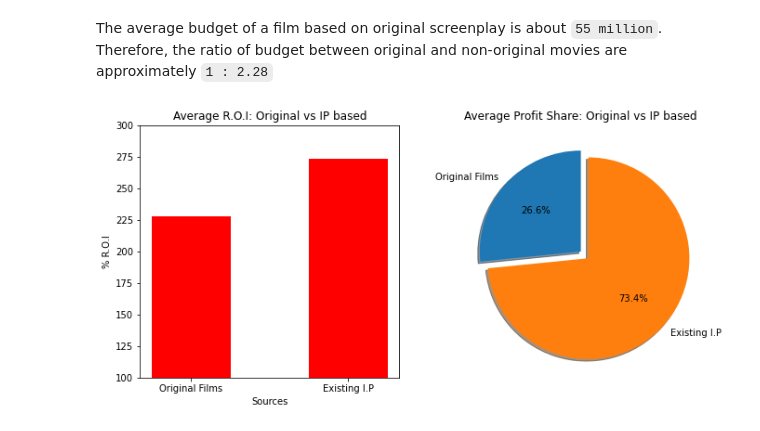
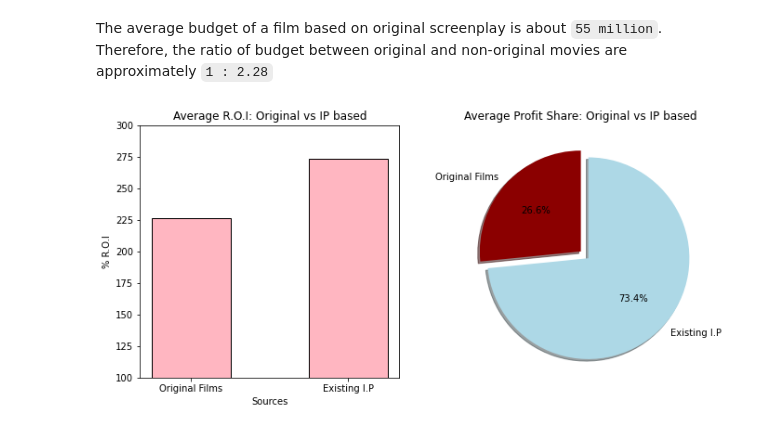
Before and after one commit to ykfarhan/state-of-box-office-analysis, a Jupyter notebook: scraping_the-numbers.ipynb, the cells around one changed output. Cells and saved outputs as stored; diff of their text form; code cells hidden in the pictures.

Commit message:
finalized markdowns and plots

```diff
--- a/scraping_the-numbers.ipynb
+++ b/scraping_the-numbers.ipynb
@@ -434,20 +443,21 @@ The average budget of a film based on original screenplay is about `55 million`.
 # %%
 fig = plt.figure(figsize = (11,5))  # create a figure
 ax1 = fig.add_subplot(1,2,1)  # add subplots with 1 row and 2 columns
 ax2 = fig.add_subplot(1,2,2)
 
-ax1.bar(height = [roi_og, roi_ip] , x = ['Original Films', 'Existing I.P'], width = 0.5, color ='red')
+ax1.bar(height = [roi_og, roi_ip] , x = ['Original Films', 'Existing I.P'], width = 0.5, color ='lightpink',
+       edgecolor = 'black')
 ax1.set_ylim(100,300)
 ax2.pie([avg_profit_og, avg_profit_ip], labels =['Original Films','Existing I.P'],shadow = True, startangle = 90,
-       explode = (0 ,0.1), autopct='%1.1f%%')
+       explode = (0 ,0.1), autopct='%1.1f%%', colors = ['darkred', 'lightblue'])
 
 ax1.set_title('Average R.O.I: Original vs IP based')
 ax1.set_xlabel('Sources')
 ax1.set_ylabel('% R.O.I')
 ax2.set_title('Average Profit Share: Original vs IP based')
 plt.show()
 # %% [output]
-[figure, old version]
+[figure, new version]
 # %% [markdown]
 ### Conclusion: Original vs IP
 From the above analysis, we can make the following conclusions:
```
Also changed, not shown: parts of 16 cells of this notebook.
